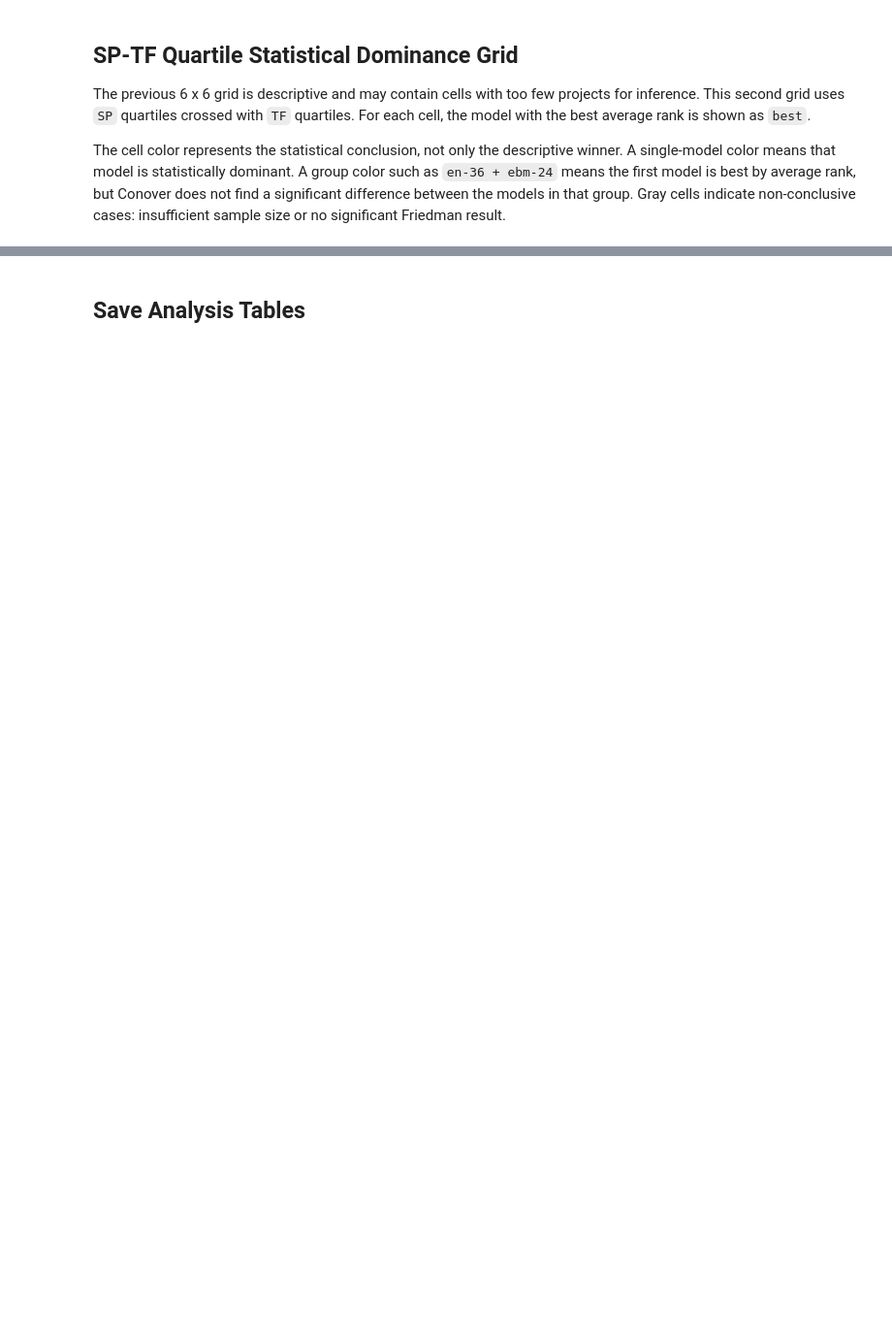
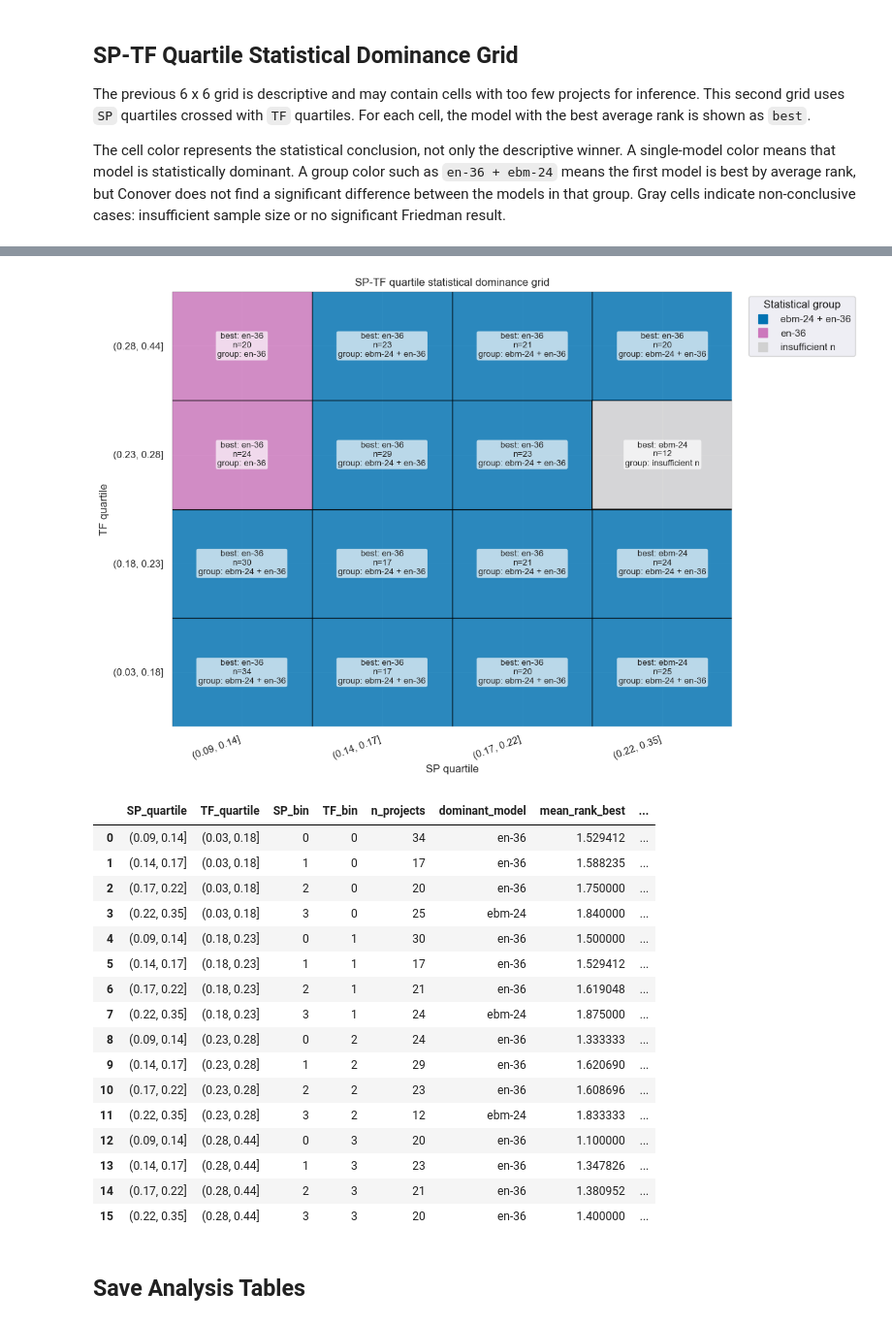
Before and after one commit to jismartin/GlassBoxEVM, a Jupyter notebook: topology_analysis.ipynb, the cells around one changed output, grey strips where cells are left out. Shown at 97% size. Saved outputs shown, nothing was run; the diff lists cells and outputs as text; code cells hidden in the pictures; blank space fills up the shorter version.

Commit message:
update topology_analysis

```diff
--- a/topology_analysis.ipynb
+++ b/topology_analysis.ipynb
@@ -1050,2 +916,39 @@ quartile_statistical_grid.sort_values(["TF_bin", "SP_bin"])
+# %%
+quartile_statistical_grid = build_quartile_statistical_dominance_grid(
+    project_topology=project_topology,
+    relmse_matrix=relmse_matrix,
+    model_label_order=model_label_order,
+    x_col="SP",
+    y_col="TF",
+    min_projects=15,
+)
+
+quartile_statistical_grid = plot_quartile_statistical_dominance_grid(
+    quartile_statistical_grid,
+    model_label_order,
+    x_col="SP",
+    y_col="TF",
+)
+
+quartile_statistical_grid.sort_values(["TF_bin", "SP_bin"])
+# %% [output]
+[figure, added]
+|  | SP_quartile | TF_quartile | SP_bin | TF_bin | n_projects | dominant_model | mean_rank_best | ... |
+| 0 | (0.09, 0.14] | (0.03, 0.18] | 0 | 0 | 34 | en-36 | 1.529412 | ... |
+| 1 | (0.14, 0.17] | (0.03, 0.18] | 1 | 0 | 17 | en-36 | 1.588235 | ... |
+| 2 | (0.17, 0.22] | (0.03, 0.18] | 2 | 0 | 20 | en-36 | 1.750000 | ... |
+| 3 | (0.22, 0.35] | (0.03, 0.18] | 3 | 0 | 25 | ebm-24 | 1.840000 | ... |
+| 4 | (0.09, 0.14] | (0.18, 0.23] | 0 | 1 | 30 | en-36 | 1.500000 | ... |
+| 5 | (0.14, 0.17] | (0.18, 0.23] | 1 | 1 | 17 | en-36 | 1.529412 | ... |
+| 6 | (0.17, 0.22] | (0.18, 0.23] | 2 | 1 | 21 | en-36 | 1.619048 | ... |
+| 7 | (0.22, 0.35] | (0.18, 0.23] | 3 | 1 | 24 | ebm-24 | 1.875000 | ... |
+| 8 | (0.09, 0.14] | (0.23, 0.28] | 0 | 2 | 24 | en-36 | 1.333333 | ... |
+| 9 | (0.14, 0.17] | (0.23, 0.28] | 1 | 2 | 29 | en-36 | 1.620690 | ... |
+| 10 | (0.17, 0.22] | (0.23, 0.28] | 2 | 2 | 23 | en-36 | 1.608696 | ... |
+| 11 | (0.22, 0.35] | (0.23, 0.28] | 3 | 2 | 12 | ebm-24 | 1.833333 | ... |
+| 12 | (0.09, 0.14] | (0.28, 0.44] | 0 | 3 | 20 | en-36 | 1.100000 | ... |
+| 13 | (0.14, 0.17] | (0.28, 0.44] | 1 | 3 | 23 | en-36 | 1.347826 | ... |
+| 14 | (0.17, 0.22] | (0.28, 0.44] | 2 | 3 | 21 | en-36 | 1.380952 | ... |
+| 15 | (0.22, 0.35] | (0.28, 0.44] | 3 | 3 | 20 | en-36 | 1.400000 | ... |
 # %% [markdown]
 ## Save Analysis Tables
```
Also changed, not shown: parts of 9 cells of this notebook, 3 other files.
